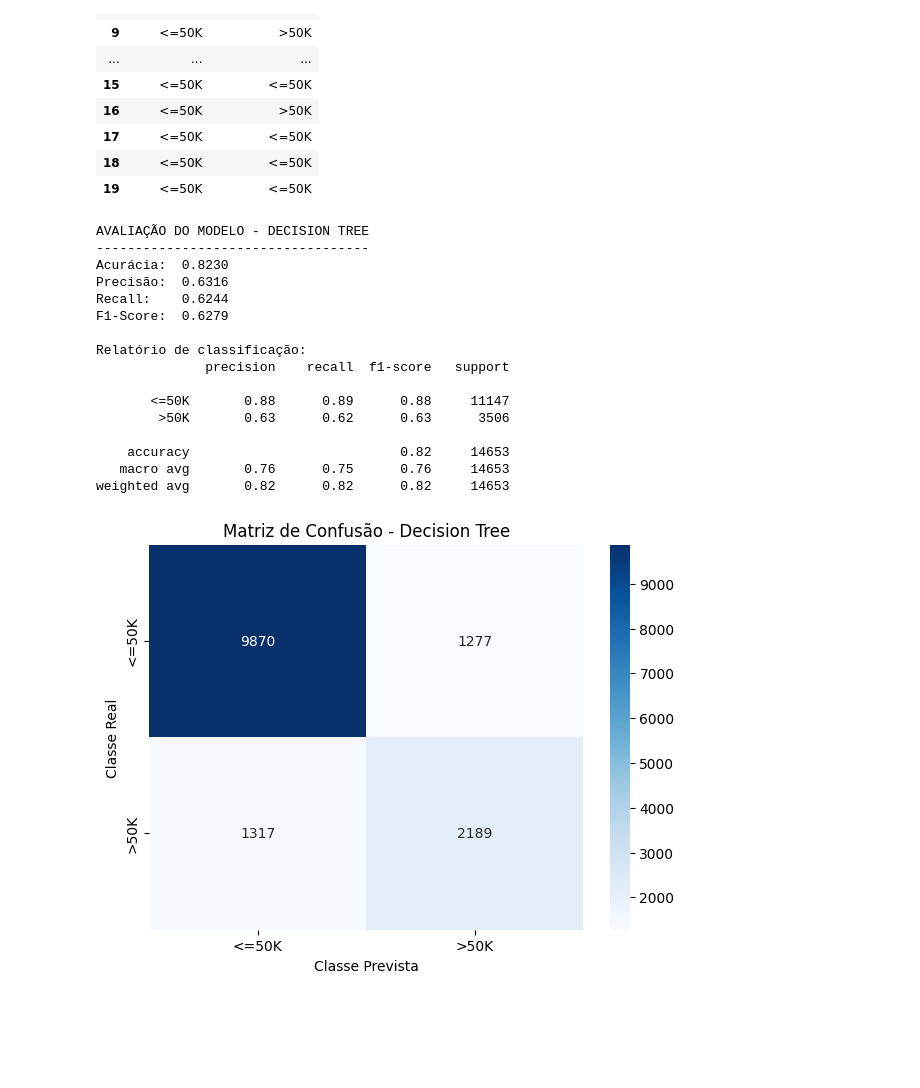
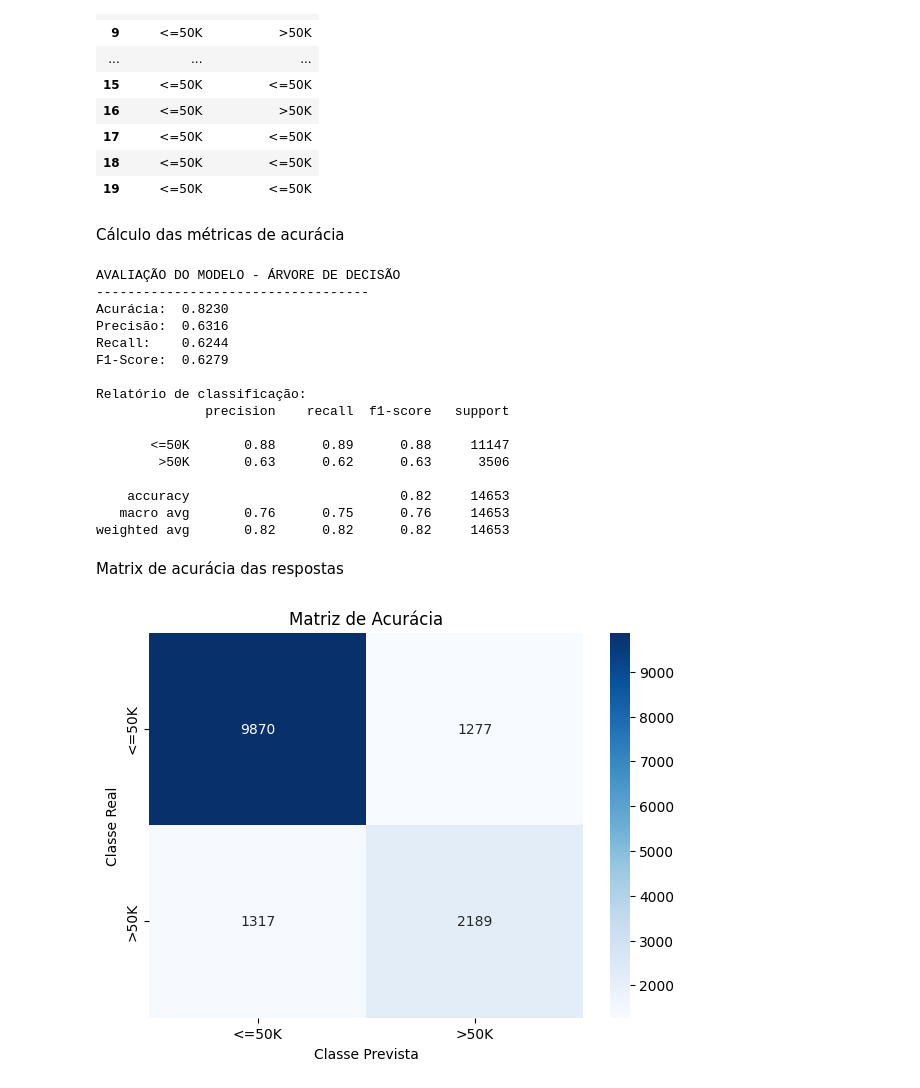
Before and after one commit to Alex-32-dev/IA_Machine_Learning_Adult, a Jupyter notebook: arvoreDeDecisao.ipynb, the cells around one changed output. Cells and saved outputs as stored; diff of their text form; code cells hidden in the pictures; blank space fills up the shorter version.

Commit message:
Modificações Arvore de decisão

```diff
--- a/arvoreDeDecisao.ipynb
+++ b/arvoreDeDecisao.ipynb
@@ -55,14 +43,0 @@ Dimensões do dataset: (48842, 15)
-# %%
-# Informações gerais
-dataset.info()
-
-# Estatísticas descritivas
-display(dataset.describe().round(2))
-
-# Verificar valores ausentes
-print(dataset.isnull().sum())
-
-# Verificar distribuição da variável-alvo
-target_column = y.columns[0]
-
-print(dataset[target_column].value_counts())
@@ -275,8 +212,9 @@ display(resultados.head(20))
 | 17 | <=50K | <=50K |
 | 18 | <=50K | <=50K |
 | 19 | <=50K | <=50K |
+# %% [markdown]
+Cálculo das métricas de acurácia
 # %%
-# Calcular métricas
 accuracy = accuracy_score(y_test, y_pred)
 
 precision = precision_score(
@@ -298,7 +236,7 @@ f1 = f1_score(
 )
 
 # Exibir resultados
-print("AVALIAÇÃO DO MODELO - DECISION TREE")
+print("AVALIAÇÃO DO MODELO - ÁRVORE DE DECISÃO")
 print("-----------------------------------")
 
 print(f"Acurácia:  {accuracy:.4f}")
@@ -309,7 +247,7 @@ print(f"F1-Score:  {f1:.4f}")
 print("\nRelatório de classificação:")
 print(classification_report(y_test, y_pred))
 # %% [output]
-AVALIAÇÃO DO MODELO - DECISION TREE
+AVALIAÇÃO DO MODELO - ÁRVORE DE DECISÃO
 -----------------------------------
 Acurácia:  0.8230
 Precisão:  0.6316
@@ -325,29 +263,29 @@ Relatório de classificação:
     accuracy                           0.82     14653
    macro avg       0.76      0.75      0.76     14653
 weighted avg       0.82      0.82      0.82     14653
+# %% [markdown]
+Matrix de acurácia das respostas
 # %%
-# Gerar matriz de confusão
 cm = confusion_matrix(
     y_test,
     y_pred,
     labels=["<=50K", ">50K"]
 )
 
-# Visualização
 plt.figure(figsize=(7, 5))
 
 sns.heatmap(
     cm,
     annot=True,
     fmt="d",
     cmap="Blues",
     xticklabels=["<=50K", ">50K"],
     yticklabels=["<=50K", ">50K"]
 )
 
-plt.title("Matriz de Confusão - Decision Tree")
+plt.title("Matriz de Acurácia")
 plt.xlabel("Classe Prevista")
 plt.ylabel("Classe Real")
 plt.show()
 # %% [output]
-[figure, old version]
+[figure, new version]
```
Also changed, not shown: parts of 17 cells of this notebook.
